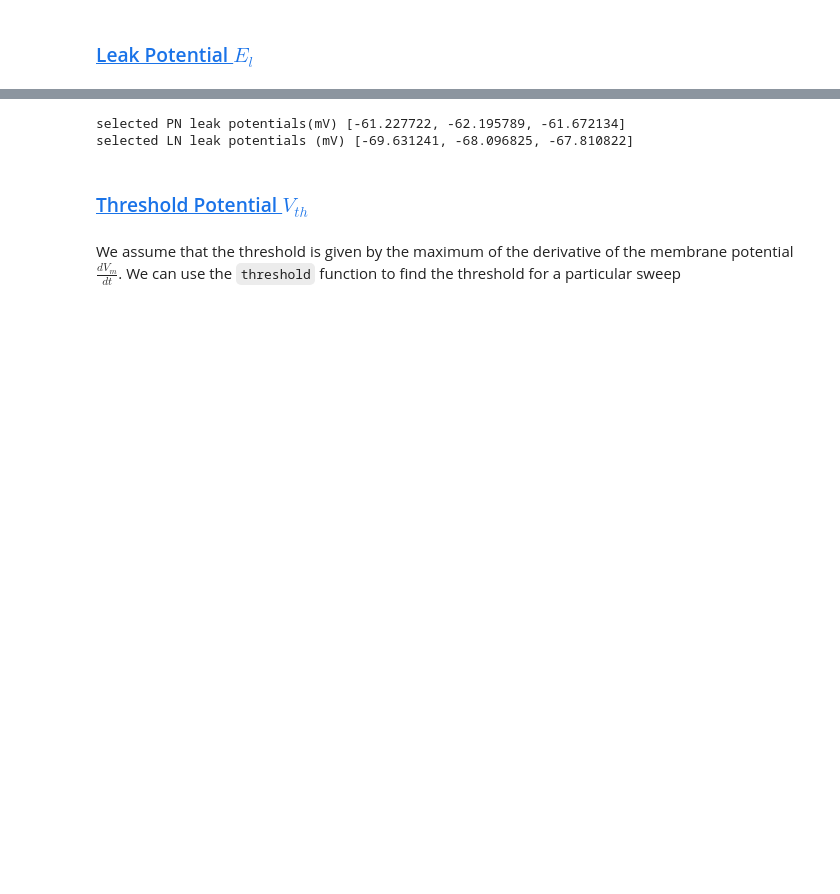
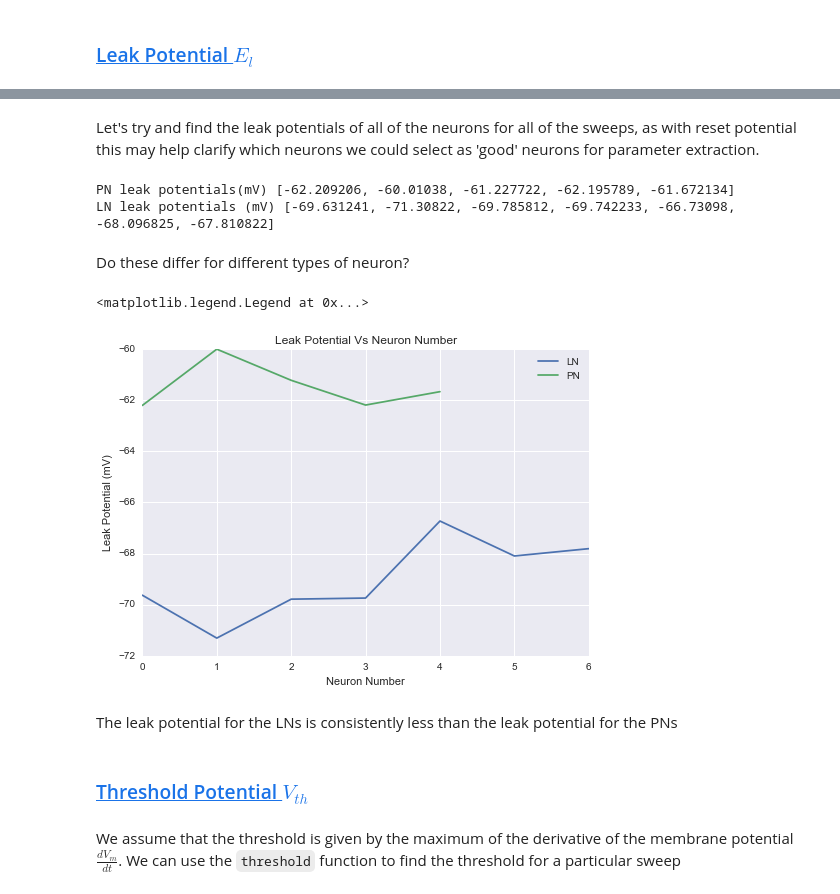
Before and after one commit to RinaldoB/Int_and_Fire, a Jupyter notebook: Integrate_and_Fire.ipynb, the cells around one changed output, grey strips where cells are left out. Drawn from its saved outputs; the diff is of its cells as text; code cells hidden in the pictures; blank space fills up the shorter version.

```diff
--- a/Integrate_and_Fire.ipynb
+++ b/Integrate_and_Fire.ipynb
@@ -295,18 +377,38 @@ def mean_equilibrium(sweeps,stim_start):
     idx_stim_start = int(stim_start/dt)
 
     return sweeps[:,:idx_stim_start].mean(), sweeps[:,:idx_stim_start].std()
+# %% [markdown]
+Let's try and find the leak potentials of all of the neurons for all of the sweeps, as with reset potential this may help clarify which neurons we could select as 'good' neurons for parameter extraction.
 # %%
-# uncorrected leak potentials for our selected neurons
-PN_Leak_Potentials = [mean_equilibrium(PN_data_sel[nidx]*1e3,stim_start_PN)[0] for nidx in (0,1,2)]
+#uncorrected leak potentials for all neurons
 
-print 'selected PN leak potentials(mV)',PN_Leak_Potentials #mV
+PN_Leak_Potentials = [mean_equilibrium(PN_data[nidx]*1e3,stim_start_PN)[0] for nidx in (0,1,2,3,4)]
 
-LN_Leak_Potentials = [mean_equilibrium(LN_data_sel[nidx]*1e3,stim_start_LN)[0] for nidx in (0,1,2)]
+print 'PN leak potentials(mV)',PN_Leak_Potentials #mV
 
-print 'selected LN leak potentials (mV)',LN_Leak_Potentials #mV
+
+LN_Leak_Potentials = [mean_equilibrium(LN_data[nidx]*1e3,stim_start_LN)[0] for nidx in (0,1,2,3,4,5,6)]
+
+print 'LN leak potentials (mV)',LN_Leak_Potentials #mV
 # %% [output]
-selected PN leak potentials(mV) [-61.227722, -62.195789, -61.672134]
-selected LN leak potentials (mV) [-69.631241, -68.096825, -67.810822]
+PN leak potentials(mV) [-62.209206, -60.01038, -61.227722, -62.195789, -61.672134]
+LN leak potentials (mV) [-69.631241, -71.30822, -69.785812, -69.742233, -66.73098, -68.096825, -67.810822]
+# %% [markdown]
+Do these differ for different types of neuron?
+# %%
+figure()
+neuron_numbers = arange(1,8)
+plot(LN_Leak_Potentials,label='LN')
+plot(PN_Leak_Potentials,label='PN')
+xlabel('Neuron Number')
+ylabel('Leak Potential (mV)')
+title('Leak Potential Vs Neuron Number')
+legend()
+# %% [output]
+<matplotlib.legend.Legend at 0x...>
+[figure, added]
+# %% [markdown]
+The leak potential for the LNs is consistently less than the leak potential for the PNs
 # %% [markdown]
 ### [Threshold Potential $V_{th}$](#Contents)
 # %% [markdown]
```
Also changed, not shown: parts of 85 cells of this notebook, 1 other file.
